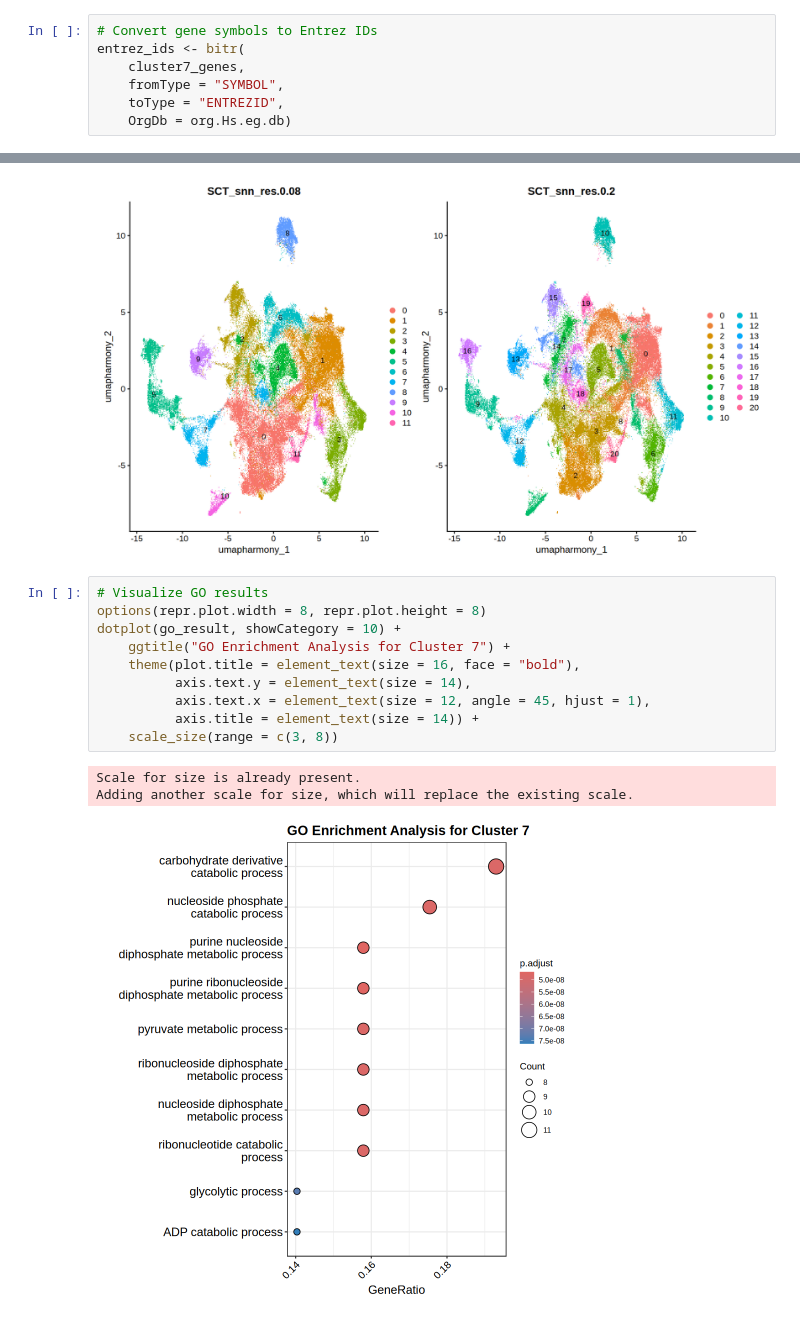
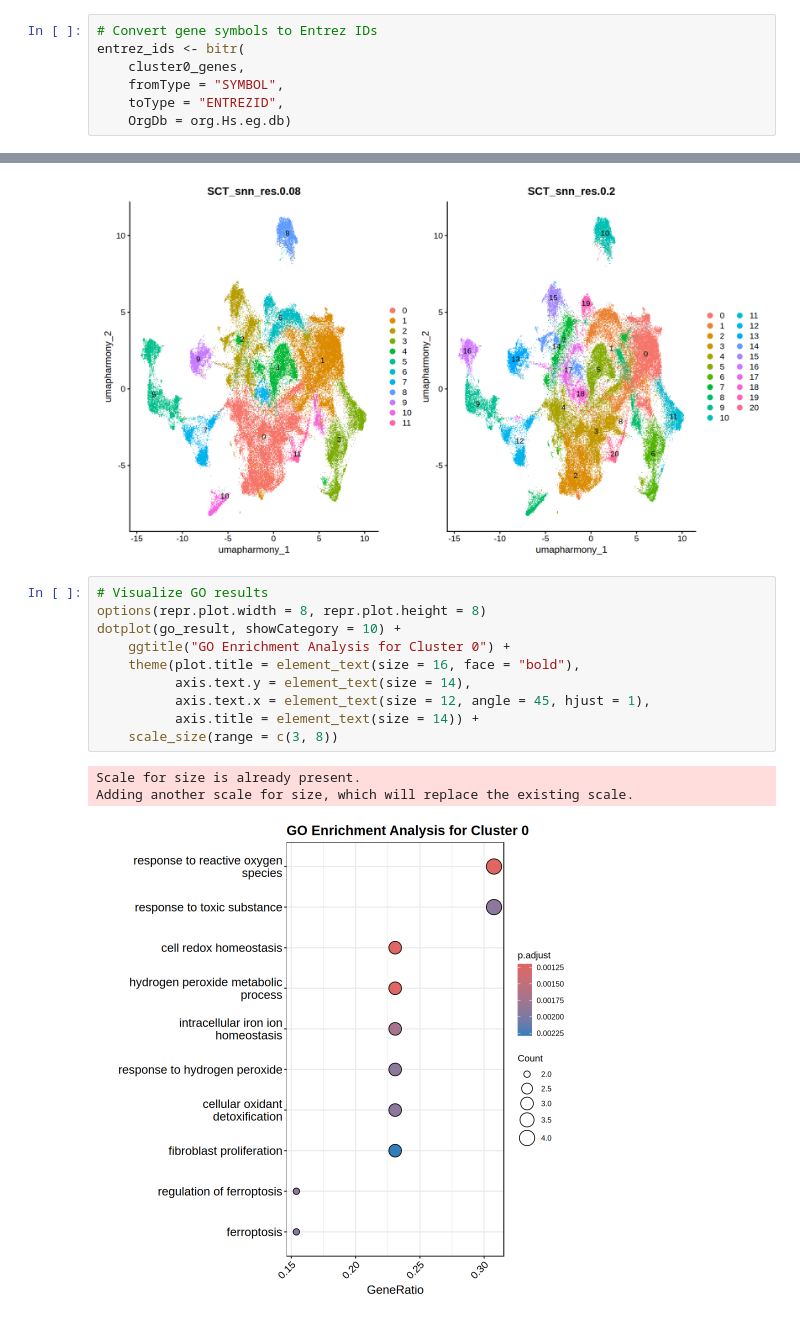
Before and after one commit to bao-mathmod/Gliomas, a Jupyter notebook: 04.upstream/4.3_scRNA/03.subclustering/myeloid/01_1_myeloid_eda.ipynb, the cells around one changed output, grey strips where cells are left out. Cells and saved outputs as stored; diff of their text form.

```diff
--- a/04.upstream/4.3_scRNA/03.subclustering/myeloid/01_1_myeloid_eda.ipynb
+++ b/04.upstream/4.3_scRNA/03.subclustering/myeloid/01_1_myeloid_eda.ipynb
@@ -328,7 +444,7 @@ A data.frame: 15 × 7
 # %%
 # Convert gene symbols to Entrez IDs
 entrez_ids <- bitr(
-    cluster7_genes,
+    cluster0_genes,
     fromType = "SYMBOL",
     toType = "ENTREZID",
     OrgDb = org.Hs.eg.db)
@@ -363,14 +479,14 @@ p1 | p2
 # %%
 # Visualize GO results
 options(repr.plot.width = 8, repr.plot.height = 8)
 dotplot(go_result, showCategory = 10) +
-    ggtitle("GO Enrichment Analysis for Cluster 7") +
+    ggtitle("GO Enrichment Analysis for Cluster 0") +
     theme(plot.title = element_text(size = 16, face = "bold"),
           axis.text.y = element_text(size = 14),
           axis.text.x = element_text(size = 12, angle = 45, hjust = 1),
           axis.title = element_text(size = 14)) +
     scale_size(range = c(3, 8))
 # %% [output]
 Scale for size is already present.
 Adding another scale for size, which will replace the existing scale.
-[figure, old version]
+[figure, new version]
```
Also changed, not shown: parts of 20 cells of this notebook, 1 other file.
